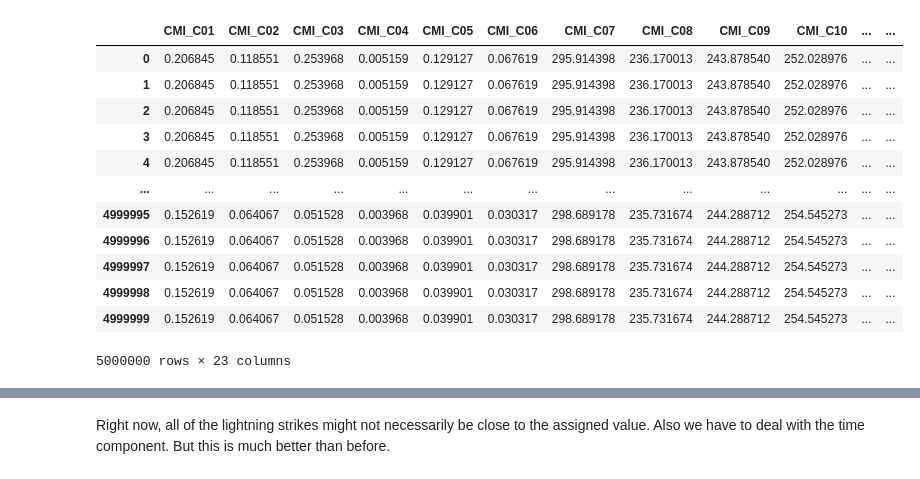
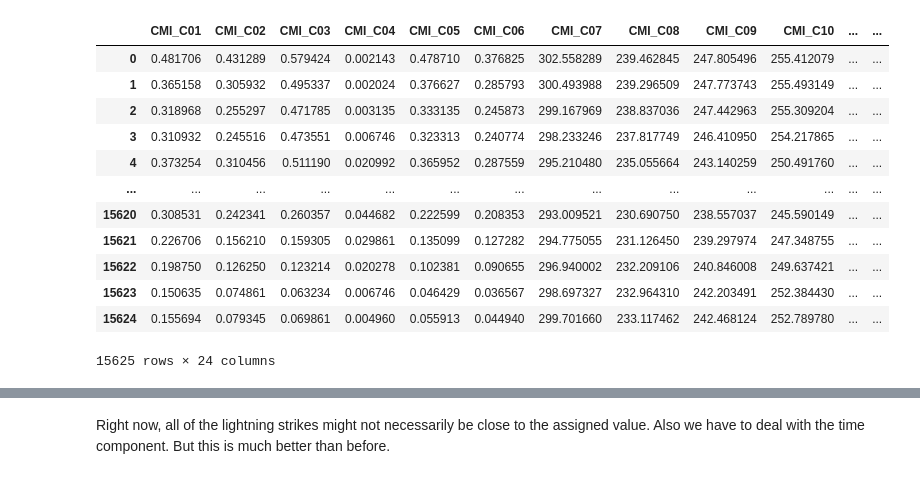
Before and after one commit to robertfeldstein/GitResearch, a Jupyter notebook: InvestigatingData.ipynb, the cells around one changed output, grey strips where cells are left out. Drawn from its saved outputs; the diff is of its cells as text; code cells hidden in the pictures.

```diff
--- a/InvestigatingData.ipynb
+++ b/InvestigatingData.ipynb
@@ -55,0 +56,6 @@ df
+# %%
+features = ["CMI_C01", "CMI_C02","CMI_C03","CMI_C04","CMI_C05","CMI_C06","CMI_C07","CMI_C08","CMI_C09","CMI_C10","CMI_C11","CMI_C12","CMI_C13","CMI_C14","CMI_C15","CMI_C16","ACM", "BCM", "Cloud_Probabilities","lat","lon"]
+ndf = df[features].copy()
+ndf["time"] = ndf.index.get_level_values('t')
+ndf.drop_duplicates(inplace=True)
+ndf
@@ -86,16 +89,23 @@ Coordinates: (12/21)
 # %%
 from scipy.spatial import cKDTree
-tree = cKDTree(df[['lat', 'lon']].values)
+
+ndf = ndf.reset_index(drop=True)  # reset the index of the ndf dataframe
+tree = cKDTree(ndf[['lat', 'lon']].values)
 distances, indices = tree.query(strikes)
-df = df.reset_index(drop=True)  # reset the index of the df dataframe
+
+# filter out the indices that are not present in the ndf dataframe
+valid_indices = indices[indices < len(ndf)]
+
 lightning_df = pd.DataFrame({
     'strike_lat': [strike[0] for strike in strikes],
     'strike_lon': [strike[1] for strike in strikes],
-    'nearest_lat': df.loc[indices, 'lat'].values,
-    'nearest_lon': df.loc[indices, 'lon'].values,
-    'distance': distances
+    'nearest_lat': ndf.loc[valid_indices, 'lat'].values,
+    'nearest_lon': ndf.loc[valid_indices, 'lon'].values,
+    'distance': distances[indices < len(ndf)]
 })
+
 
 lightning_df["lightning"] = 0
 lightning_df.loc[distances < 5, 'lightning'] = 1
 lightning_df["Coordinates"] = list(zip(lightning_df["nearest_lat"],lightning_df["nearest_lon"]))
+#len(lightning_df)
@@ -118,3 +112,5 @@ lightning_df
 # %%
-features = ["CMI_C01", "CMI_C02","CMI_C03","CMI_C04","CMI_C05","CMI_C06","CMI_C07","CMI_C08","CMI_C09","CMI_C10","CMI_C11","CMI_C12","CMI_C13","CMI_C14","CMI_C15","CMI_C16","ACM", "BCM", "Cloud_Probabilities","lat","lon","Coordinates","Lightning"]
-df["Coordinates"] = list(zip(df["lat"],df["lon"]))
+features = ["CMI_C01", "CMI_C02","CMI_C03","CMI_C04","CMI_C05","CMI_C06","CMI_C07","CMI_C08","CMI_C09","CMI_C10","CMI_C11","CMI_C12","CMI_C13","CMI_C14","CMI_C15","CMI_C16","ACM", "BCM", "Cloud_Probabilities","lat","lon","Coordinates","time","Lightning"]
+ndf["Coordinates"] = list(zip(ndf["lat"],ndf["lon"]))
+
+ndf
@@ -120,0 +131,3 @@ df["Coordinates"] = list(zip(df["lat"],df["lon"]))
+# %%
+lightning_df.drop_duplicates(inplace=True)
+lightning_df
@@ -121,24 +186,24 @@ df["Coordinates"] = list(zip(df["lat"],df["lon"]))
 # %%
-
-df["Lightning"] = df["Coordinates"].isin(lightning_df["Coordinates"])
+#isin method does not take into consideration the time element of the lightning data
+ndf["Lightning"] = ndf["Coordinates"].isin(lightning_df["Coordinates"])
 nmap = {True:1, False:0}
-df["Lightning"] = df["Lightning"].map(nmap)
-subset = df[features]
+ndf["Lightning"] = ndf["Lightning"].map(nmap)
+subset = ndf[features]
 subset
 # %% [output]
 |  | CMI_C01 | CMI_C02 | CMI_C03 | CMI_C04 | CMI_C05 | CMI_C06 | CMI_C07 | CMI_C08 | CMI_C09 | CMI_C10 | ... | ... |
-| 0 | 0.206845 | 0.118551 | 0.253968 | 0.005159 | 0.129127 | 0.067619 | 295.914398 | 236.170013 | 243.878540 | 252.028976 | ... | ... |
-| 1 | 0.206845 | 0.118551 | 0.253968 | 0.005159 | 0.129127 | 0.067619 | 295.914398 | 236.170013 | 243.878540 | 252.028976 | ... | ... |
-| 2 | 0.206845 | 0.118551 | 0.253968 | 0.005159 | 0.129127 | 0.067619 | 295.914398 | 236.170013 | 243.878540 | 252.028976 | ... | ... |
-| 3 | 0.206845 | 0.118551 | 0.253968 | 0.005159 | 0.129127 | 0.067619 | 295.914398 | 236.170013 | 243.878540 | 252.028976 | ... | ... |
-| 4 | 0.206845 | 0.118551 | 0.253968 | 0.005159 | 0.129127 | 0.067619 | 295.914398 | 236.170013 | 243.878540 | 252.028976 | ... | ... |
+| 0 | 0.481706 | 0.431289 | 0.579424 | 0.002143 | 0.478710 | 0.376825 | 302.558289 | 239.462845 | 247.805496 | 255.412079 | ... | ... |
+| 1 | 0.365158 | 0.305932 | 0.495337 | 0.002024 | 0.376627 | 0.285793 | 300.493988 | 239.296509 | 247.773743 | 255.493149 | ... | ... |
+| 2 | 0.318968 | 0.255297 | 0.471785 | 0.003135 | 0.333135 | 0.245873 | 299.167969 | 238.837036 | 247.442963 | 255.309204 | ... | ... |
+| 3 | 0.310932 | 0.245516 | 0.473551 | 0.006746 | 0.323313 | 0.240774 | 298.233246 | 237.817749 | 246.410950 | 254.217865 | ... | ... |
+| 4 | 0.373254 | 0.310456 | 0.511190 | 0.020992 | 0.365952 | 0.287559 | 295.210480 | 235.055664 | 243.140259 | 250.491760 | ... | ... |
 | ... | ... | ... | ... | ... | ... | ... | ... | ... | ... | ... | ... | ... |
-| 4999995 | 0.152619 | 0.064067 | 0.051528 | 0.003968 | 0.039901 | 0.030317 | 298.689178 | 235.731674 | 244.288712 | 254.545273 | ... | ... |
-| 4999996 | 0.152619 | 0.064067 | 0.051528 | 0.003968 | 0.039901 | 0.030317 | 298.689178 | 235.731674 | 244.288712 | 254.545273 | ... | ... |
-| 4999997 | 0.152619 | 0.064067 | 0.051528 | 0.003968 | 0.039901 | 0.030317 | 298.689178 | 235.731674 | 244.288712 | 254.545273 | ... | ... |
-| 4999998 | 0.152619 | 0.064067 | 0.051528 | 0.003968 | 0.039901 | 0.030317 | 298.689178 | 235.731674 | 244.288712 | 254.545273 | ... | ... |
-| 4999999 | 0.152619 | 0.064067 | 0.051528 | 0.003968 | 0.039901 | 0.030317 | 298.689178 | 235.731674 | 244.288712 | 254.545273 | ... | ... |
+| 15620 | 0.308531 | 0.242341 | 0.260357 | 0.044682 | 0.222599 | 0.208353 | 293.009521 | 230.690750 | 238.557037 | 245.590149 | ... | ... |
+| 15621 | 0.226706 | 0.156210 | 0.159305 | 0.029861 | 0.135099 | 0.127282 | 294.775055 | 231.126450 | 239.297974 | 247.348755 | ... | ... |
+| 15622 | 0.198750 | 0.126250 | 0.123214 | 0.020278 | 0.102381 | 0.090655 | 296.940002 | 232.209106 | 240.846008 | 249.637421 | ... | ... |
+| 15623 | 0.150635 | 0.074861 | 0.063234 | 0.006746 | 0.046429 | 0.036567 | 298.697327 | 232.964310 | 242.203491 | 252.384430 | ... | ... |
+| 15624 | 0.155694 | 0.079345 | 0.069861 | 0.004960 | 0.055913 | 0.044940 | 299.701660 | 233.117462 | 242.468124 | 252.789780 | ... | ... |
-5000000 rows × 23 columns
+15625 rows × 24 columns
 # %%
 subset["Lightning"].value_counts()
 # %% [output]
```
Also changed, not shown: parts of 12 cells of this notebook, 1 other file.
